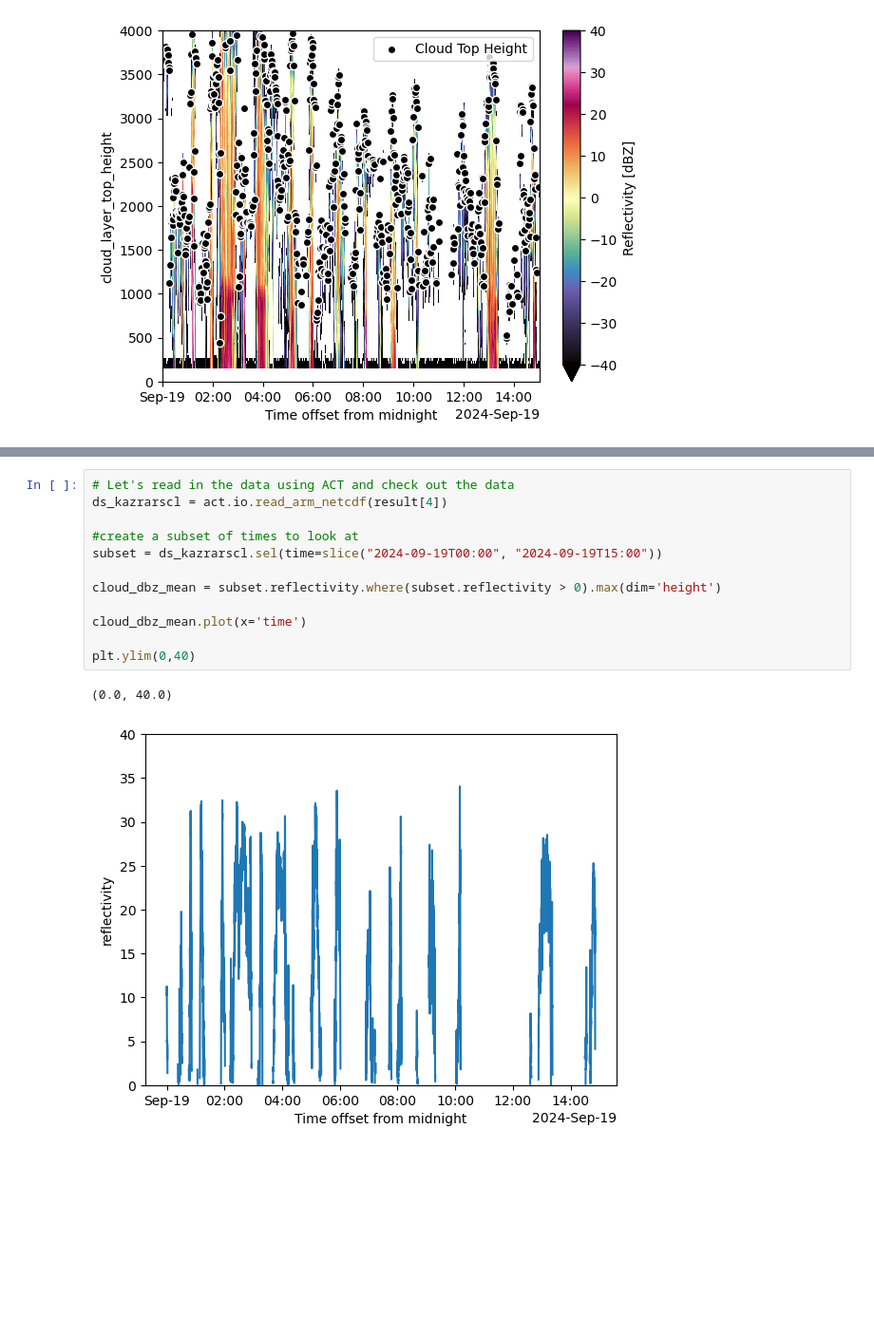
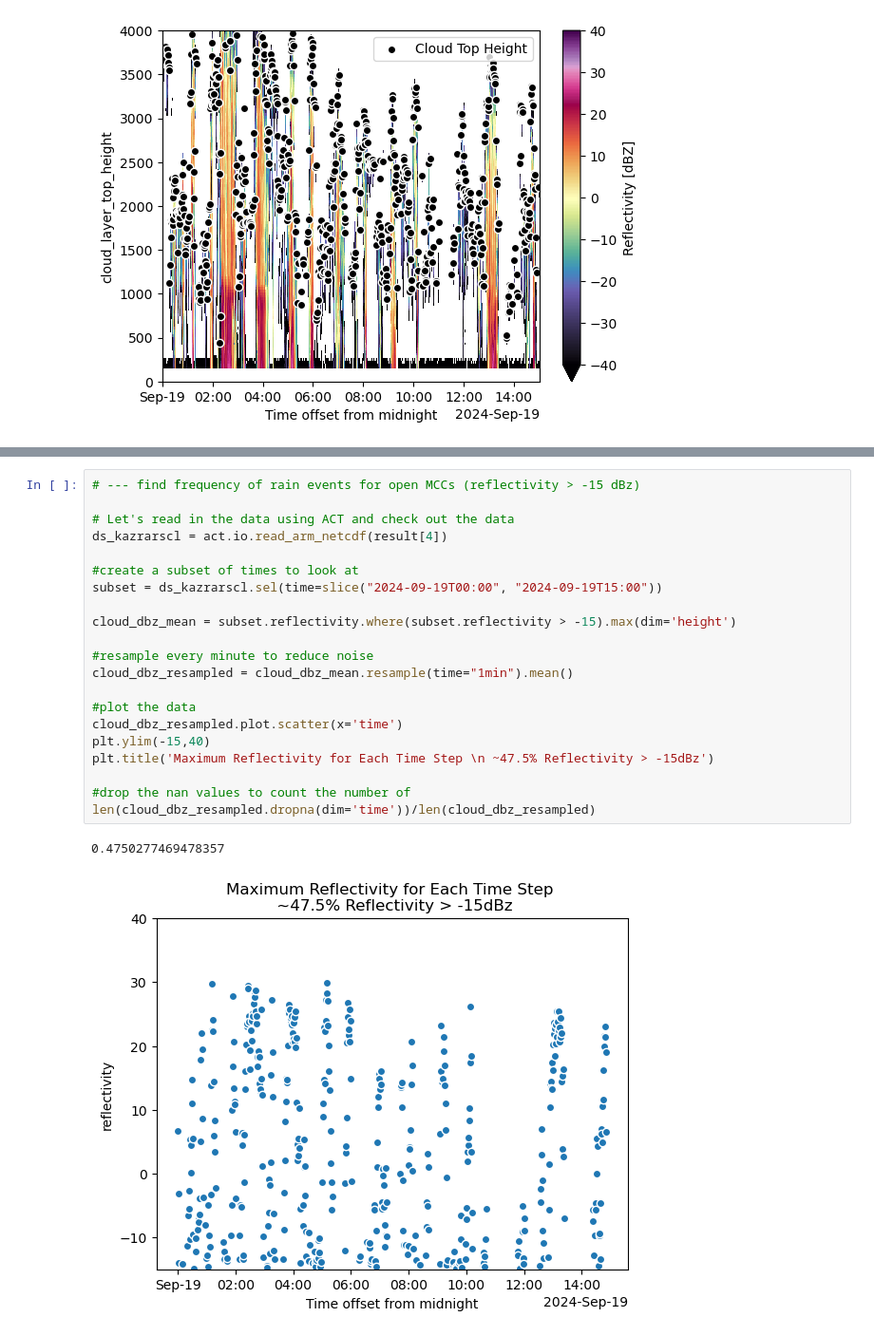
Before and after one commit to kyndrab/cape-k-mcc-clouds, a Jupyter notebook: notebooks/capek-workshop-mcc-clouds-kbuglione.ipynb, the cells around one changed output, grey strips where cells are left out. Shown at 95% size. Drawn from its saved outputs; the diff is of its cells as text; blank space fills up the shorter version.

```diff
--- a/notebooks/capek-workshop-mcc-clouds-kbuglione.ipynb
+++ b/notebooks/capek-workshop-mcc-clouds-kbuglione.ipynb
@@ -187,16 +329,25 @@ plt.ylim(0,6000)
 # %%
+# --- find frequency of rain events for open MCCs (reflectivity > -15 dBz)
+
 # Let's read in the data using ACT and check out the data
 ds_kazrarscl = act.io.read_arm_netcdf(result[4])
 
 #create a subset of times to look at
 subset = ds_kazrarscl.sel(time=slice("2024-09-19T00:00", "2024-09-19T15:00"))
 
-cloud_dbz_mean = subset.reflectivity.where(subset.reflectivity > 0).max(dim='height')
+cloud_dbz_mean = subset.reflectivity.where(subset.reflectivity > -15).max(dim='height')
 
-cloud_dbz_mean.plot(x='time')
+#resample every minute to reduce noise
+cloud_dbz_resampled = cloud_dbz_mean.resample(time="1min").mean()
 
-plt.ylim(0,40)
+#plot the data
+cloud_dbz_resampled.plot.scatter(x='time')
+plt.ylim(-15,40)
+plt.title('Maximum Reflectivity for Each Time Step \n ~47.5% Reflectivity > -15dBz')
+
+#drop the nan values to count the number of
+len(cloud_dbz_resampled.dropna(dim='time'))/len(cloud_dbz_resampled)
 # %% [output]
-(0.0, 40.0)
+0.4750277469478357
-[figure, old version]
+[figure, new version]
 # %%
```
Also changed, not shown: parts of 18 cells of this notebook.
